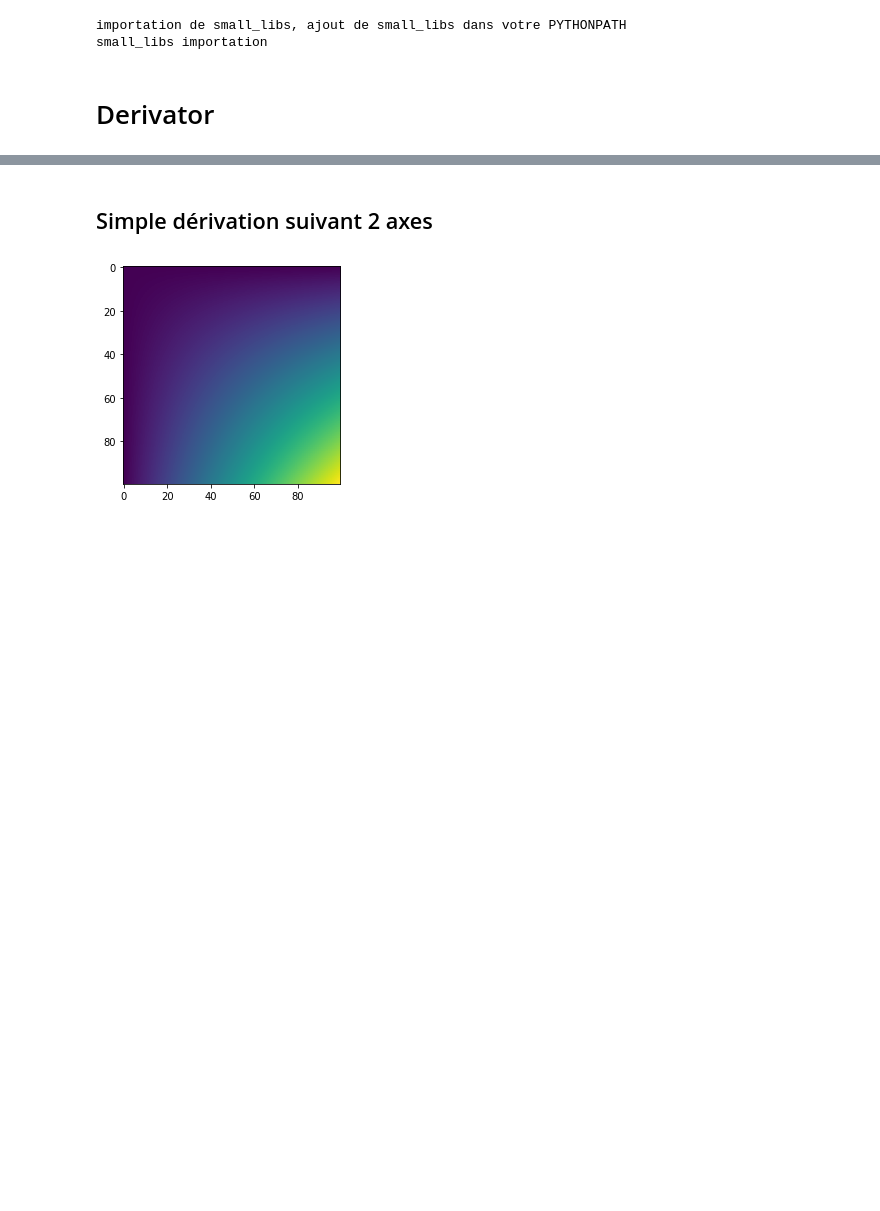
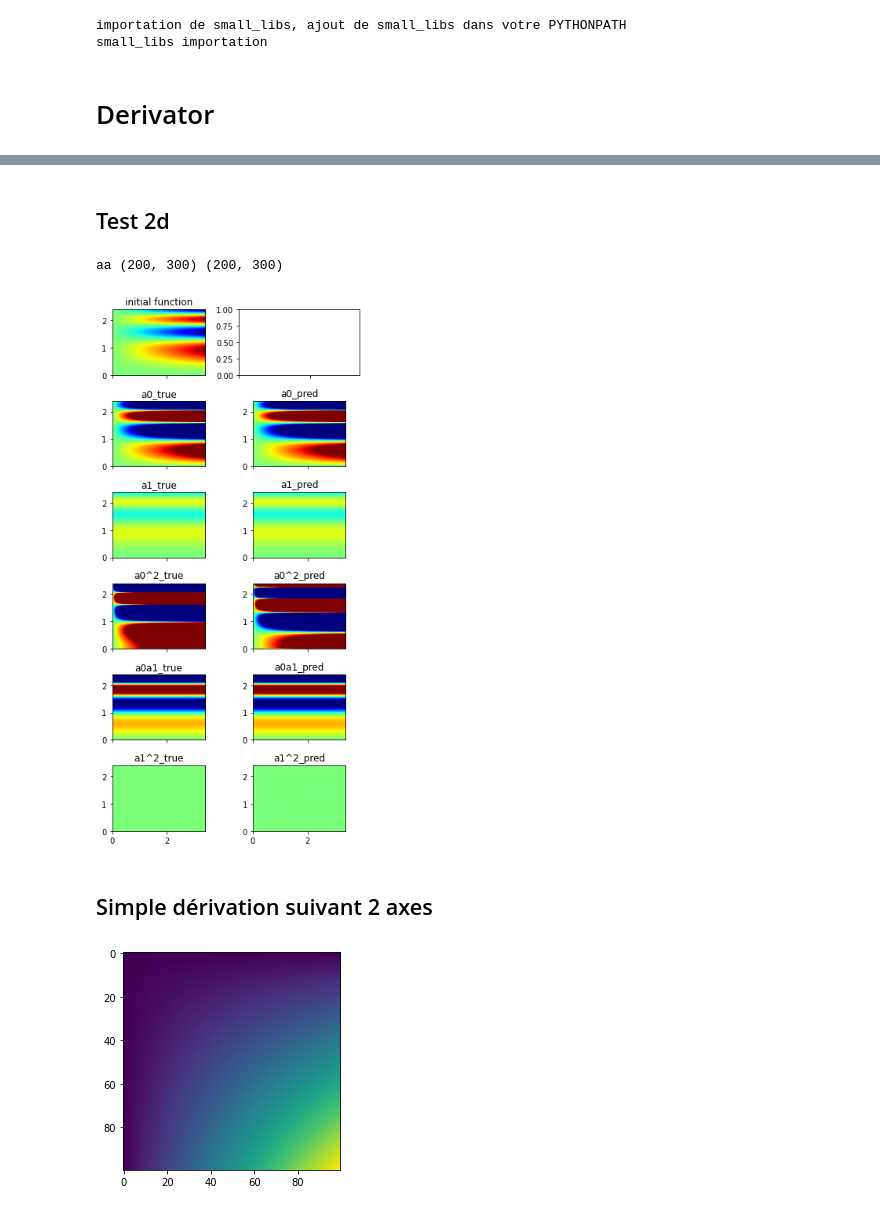
Before and after one commit to vincentvigon/small_libs, a Jupyter notebook: derivator_fft/vitrine_derivator_fft.ipynb, the cells around one changed output, grey strips where cells are left out. Saved outputs shown, nothing was run; the diff lists cells and outputs as text; code cells hidden in the pictures; blank space fills up the shorter version.

```diff
--- a/derivator_fft/vitrine_derivator_fft.ipynb
+++ b/derivator_fft/vitrine_derivator_fft.ipynb
@@ -42,3 +69,58 @@ small_libs importation
+# %% [markdown]
+## Test 2d
+# %%
+def test_2d():
+
+    # si freq est un entier: pas besoin de mettre du padding
+    freq=0.3
+    cst=freq*2*np.pi
+    fn=lambda a0,a1:tf.sin(cst*a0**2)*a1
+    fn_a0=lambda a0,a1: tf.cos(cst*a0**2)*(cst*2*a0)*a1
+    fn_a1=lambda a0,a1:tf.sin(cst*a0**2)
+
+    fn_a0a0 = lambda a0, a1: tf.cos(cst*a0**2)*(cst*2*a0)**2*a1+tf.sin(cst*a0**2)*(cst*2*a0)*a1  \
+                             + tf.cos(cst*a0**2)*(cst*2)*a1
+    fn_a1a1 = lambda a0, a1: tf.zeros_like(a1)
+    fn_a0a1=lambda a0,a1: tf.cos(cst*a0**2)*(cst*2*a0)
+
+    Ns=[200,300]
+    Ls=[2.4,3.4]
+
+    a0 = np.linspace(0., Ls[0], Ns[0]).astype(np.float32)
+    a1 = np.linspace(0., Ls[1], Ns[1]).astype(np.float32)
+    # Attention, meshgrid est prévu pour des absicisse, ordonnée. Il faut donc l'inverser
+    aa0,aa1=tf.meshgrid(a0,a1)
+    aa0, aa1=tf.transpose(aa0),tf.transpose(aa1)
+    print("aa",aa0.shape,aa1.shape)
+
+    F = fn(aa0,aa1)
+    DF={}
+    for f,name in zip([fn_a0,fn_a1,fn_a0a0,fn_a0a1,fn_a1a1],["a0","a1","a0^2","a0a1","a1^2"]):
+        DF[name]=f(aa0,aa1)
+
+    derivator = sl.Derivator_fft([0, 1], Ls,
+        formula=lambda a0, a1: {"a0": a0, "a1": a1, "a0^2": a0 ** 2, "a1^2": a1 ** 2,"a0a1":a0*a1})
+    DF_fft=derivator(F)
+
+    extent = [0., Ls[1], 0., Ls[0]]
+    fig, axs = plt.subplots(6,2, figsize=(5, 10),sharex="all")
+    axs[0, 0].imshow(F, extent=extent, cmap="jet", origin="lower")
+    axs[0, 0].set_title("initial function")
+
+    vmin,vmax=-4,4
+    for i,key in enumerate(["a0","a1","a0^2","a0a1","a1^2"]):
+        axs[i+1,0].imshow(DF[key],extent=extent,cmap="jet",origin="lower",vmin=vmin,vmax=vmax)
+        axs[i + 1, 0].set_title(key+"_true")
+        axs[i+1,1].imshow(DF_fft[key],extent=extent,cmap="jet",origin="lower",vmin=vmin,vmax=vmax)
+        axs[i + 1, 1].set_title(key+"_pred")
+
+    plt.tight_layout()
+    plt.show()
+
+test_2d()
+# %% [output]
+aa (200, 300) (200, 300)
+[figure, added]
 # %% [markdown]
 ## Simple dérivation suivant 2 axes
 # %%
```
Also changed, not shown: parts of 10 cells of this notebook, 5 other files.
